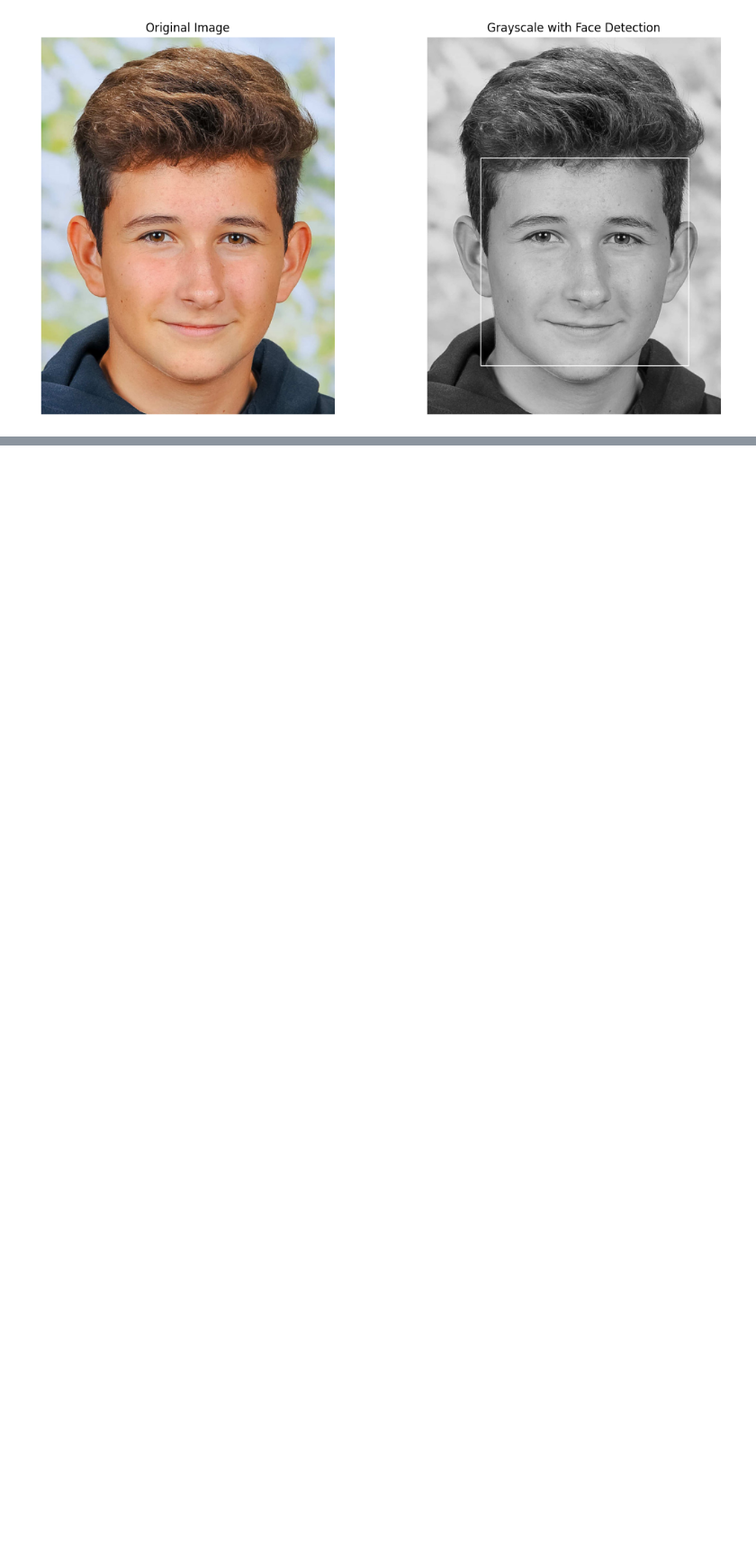
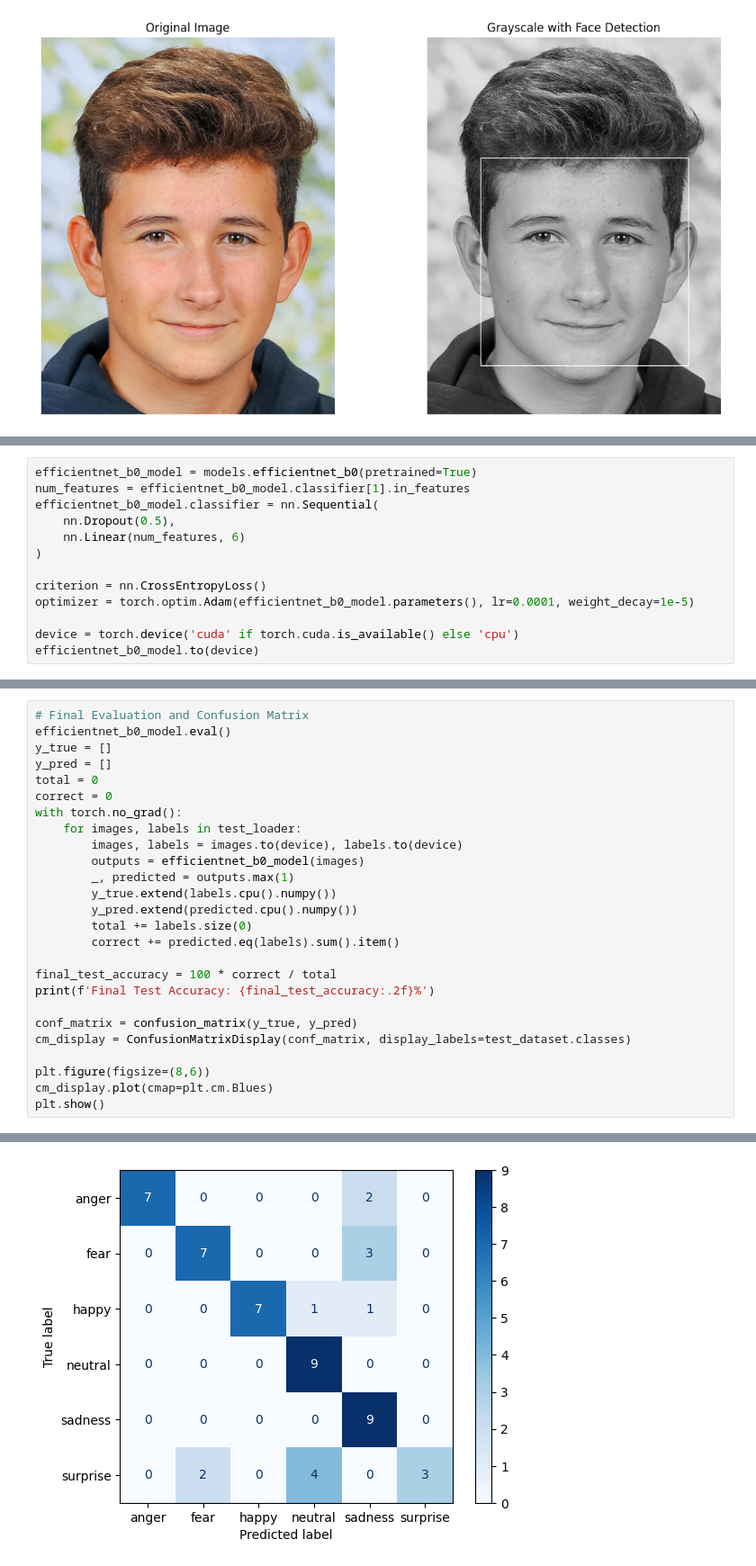
Before and after one commit to rudand18/FER-CNN, a Jupyter notebook: FER-CNN.ipynb, the cells around one changed output, grey strips where cells are left out. Shown at 90% size. Saved outputs shown, nothing was run; the diff lists cells and outputs as text; blank space fills up the shorter version.

```diff
--- a/FER-CNN.ipynb
+++ b/FER-CNN.ipynb
@@ -306,0 +377,13 @@ else:
+# %%
+efficientnet_b0_model = models.efficientnet_b0(pretrained=True)
+num_features = efficientnet_b0_model.classifier[1].in_features
+efficientnet_b0_model.classifier = nn.Sequential(
+    nn.Dropout(0.5),
+    nn.Linear(num_features, 6)
+)
+
+criterion = nn.CrossEntropyLoss()
+optimizer = torch.optim.Adam(efficientnet_b0_model.parameters(), lr=0.0001, weight_decay=1e-5)
+
+device = torch.device('cuda' if torch.cuda.is_available() else 'cpu')
+efficientnet_b0_model.to(device)
@@ -306,0 +476,27 @@ else:
+# %%
+# Final Evaluation and Confusion Matrix
+efficientnet_b0_model.eval()
+y_true = []
+y_pred = []
+total = 0
+correct = 0
+with torch.no_grad():
+    for images, labels in test_loader:
+        images, labels = images.to(device), labels.to(device)
+        outputs = efficientnet_b0_model(images)
+        _, predicted = outputs.max(1)
+        y_true.extend(labels.cpu().numpy())
+        y_pred.extend(predicted.cpu().numpy())
+        total += labels.size(0)
+        correct += predicted.eq(labels).sum().item()
+
+final_test_accuracy = 100 * correct / total
+print(f'Final Test Accuracy: {final_test_accuracy:.2f}%')
+
+conf_matrix = confusion_matrix(y_true, y_pred)
+cm_display = ConfusionMatrixDisplay(conf_matrix, display_labels=test_dataset.classes)
+
+plt.figure(figsize=(8,6))
+cm_display.plot(cmap=plt.cm.Blues)
+plt.show()
+# %% [output]
@@ -306,0 +505 @@ else:
+[figure, added]
```
Also changed, not shown: parts of 15 cells of this notebook.
